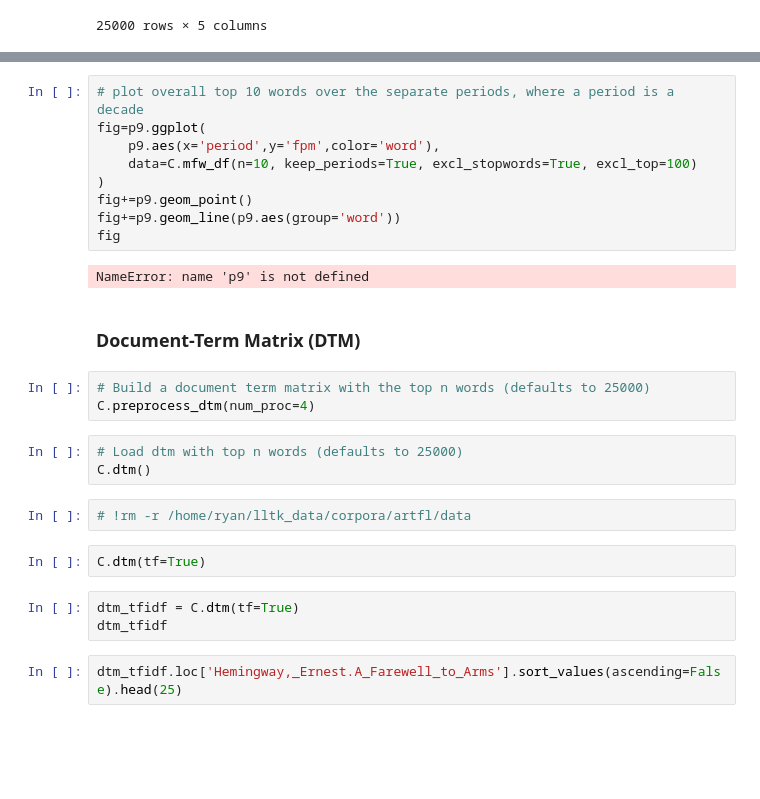
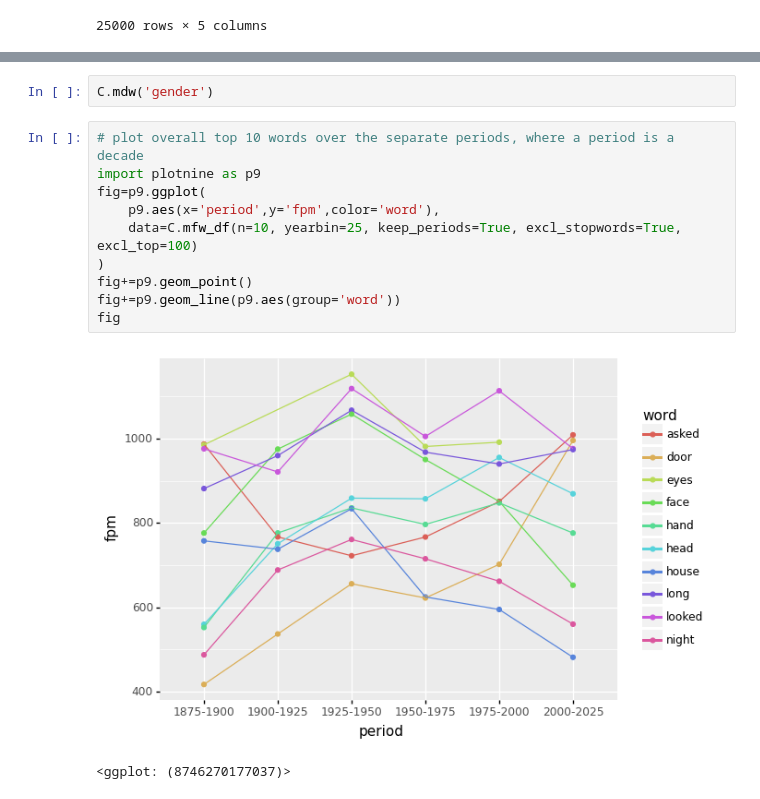
Before and after one commit to quadrismegistus/lltk, a Jupyter notebook: lltk/corpus/markmark/notebook.ipynb, the cells around one changed output, grey strips where cells are left out. Drawn from its saved outputs; the diff is of its cells as text; blank space fills up the shorter version.

```diff
--- a/lltk/corpus/markmark/notebook.ipynb
+++ b/lltk/corpus/markmark/notebook.ipynb
@@ -173,28 +78,15 @@ C.mfw_df(yearbin=False, n=None, keep_periods=True)
+# %%
+C.mdw('gender')
 # %%
 # plot overall top 10 words over the separate periods, where a period is a decade
+import plotnine as p9
 fig=p9.ggplot(
     p9.aes(x='period',y='fpm',color='word'),
-    data=C.mfw_df(n=10, keep_periods=True, excl_stopwords=True, excl_top=100)
+    data=C.mfw_df(n=10, yearbin=25, keep_periods=True, excl_stopwords=True, excl_top=100)
 )
 fig+=p9.geom_point()
 fig+=p9.geom_line(p9.aes(group='word'))
 fig
 # %% [output]
+[figure, added]
-NameError: name 'p9' is not defined
+<ggplot: (8746270177037)>
-# %% [markdown]
-### Document-Term Matrix (DTM)
-# %%
-# Build a document term matrix with the top n words (defaults to 25000)
-C.preprocess_dtm(num_proc=4)
-# %%
-# Load dtm with top n words (defaults to 25000)
-C.dtm()
-# %%
-# !rm -r /home/ryan/lltk_data/corpora/artfl/data
-# %%
-C.dtm(tf=True)
-# %%
-dtm_tfidf = C.dtm(tf=True)
-dtm_tfidf
-# %%
-dtm_tfidf.loc['Hemingway,_Ernest.A_Farewell_to_Arms'].sort_values(ascending=False).head(25)
```
Also changed, not shown: parts of 34 cells of this notebook, 5 other files.
